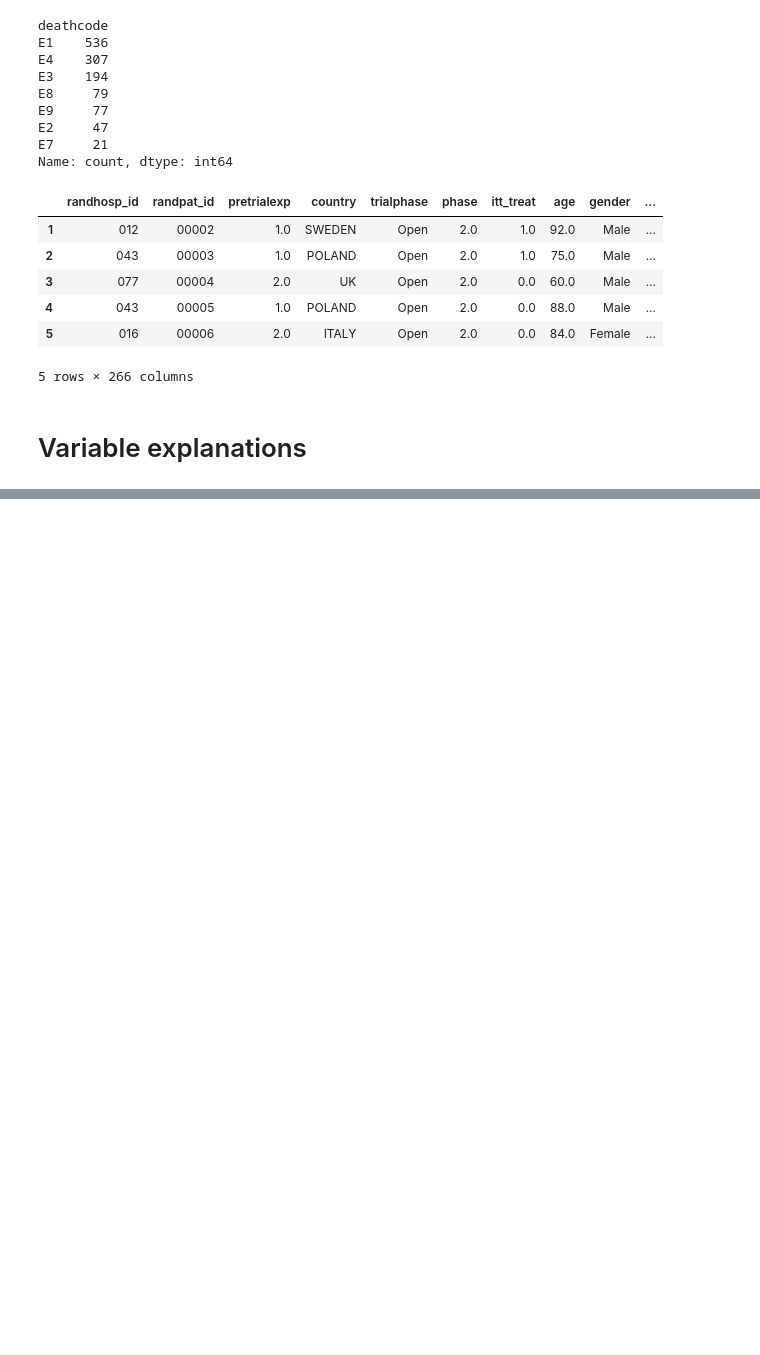
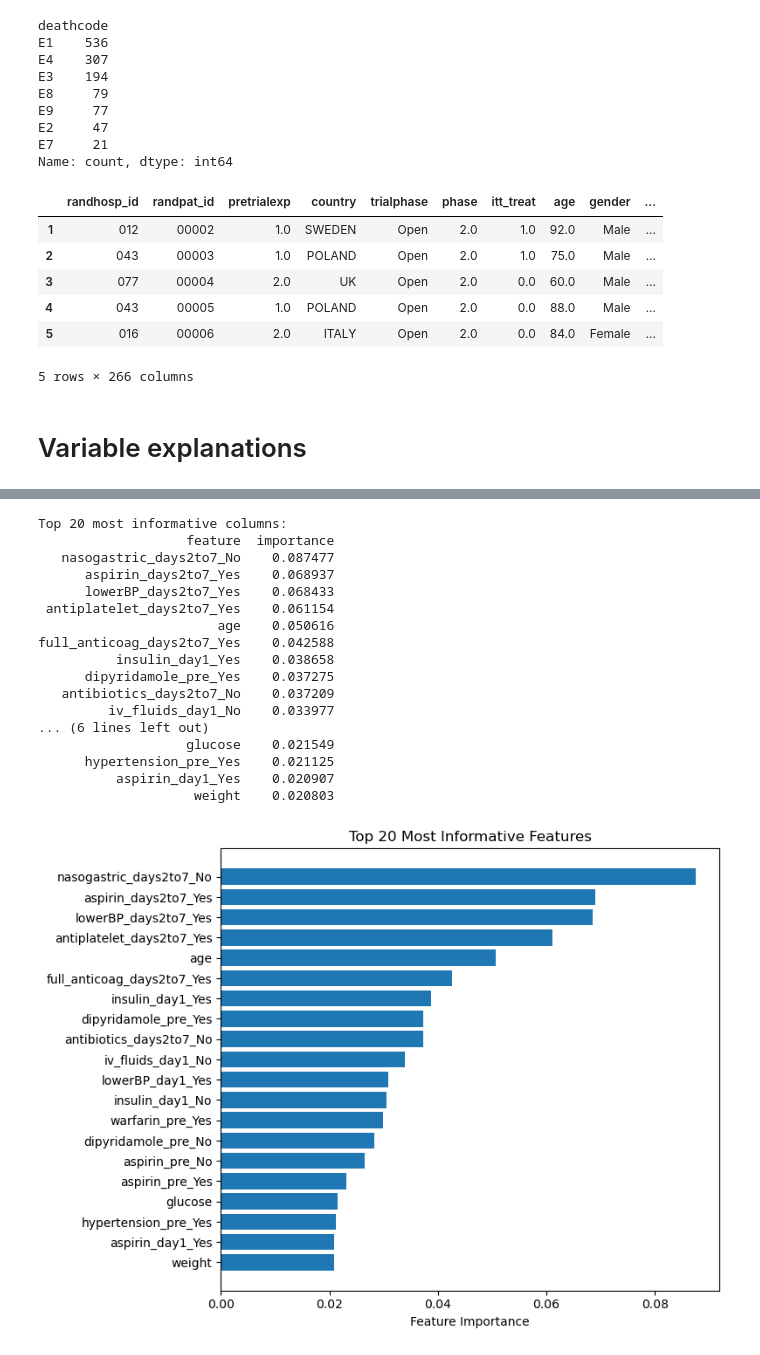
Before and after one commit to maja-jablonska/stroke-bandits, a Jupyter notebook: xgboost.ipynb, the cells around one changed output, grey strips where cells are left out. Saved outputs shown, nothing was run; the diff lists cells and outputs as text; code cells hidden in the pictures; blank space fills up the shorter version.

```diff
--- a/xgboost.ipynb
+++ b/xgboost.ipynb
@@ -45,6 +45,11 @@ for col in SEVEN_DAY_FORM:
     elif SEVEN_DAY_FORM_FORMATS[col] == 'GCSVERBAL':
         df[col] = encode_GCSVERBAL(df, col)
 
+for col in SEVEN_DAY_FORM:
+    if df[col].isna().any():
+        df[col] = df[col].fillna(0)
+
+
 df['gender'] = encode_gender(df, 'gender')
 
 df.head()
@@ -63,4 +68,11 @@ SELECTED_COLS = [
     'age', 'itt_treat', 'gender', 'deathcode', 'weight', 'glucose'
 ] + SEVEN_DAY_FORM
 
+SELECTED_COLS.remove('gcs_eye_7')
+SELECTED_COLS.remove('gcs_verbal_7')
+SELECTED_COLS.remove('gcs_motor_7')
+SELECTED_COLS.remove('liftarms_7')
+SELECTED_COLS.remove('ablewalk_7')
+SELECTED_COLS.remove('indepinadl_7')
+
 df = df[SELECTED_COLS]
@@ -193,0 +206,47 @@ Accuracy: 0.85
+# %%
+# Find the most informative columns using feature importances from the trained XGBoost model
+
+import pandas as pd
+import numpy as np
+
+# Get feature importances from the last trained model
+importances = clf.feature_importances_
+feature_names = list(df.columns)
+feature_names.remove('deathcode')
+
+# Create a DataFrame for easy viewing
+feat_imp_df = pd.DataFrame({
+    'feature': feature_names,
+    'importance': importances
+}).sort_values(by='importance', ascending=False)
+
+# Display the top 20 most informative columns
+print("Top 20 most informative columns:")
+print(feat_imp_df.head(20).to_string(index=False))
+
+# Optionally, plot the top 20
+plt.figure(figsize=(8, 6))
+plt.barh(feat_imp_df.head(20)['feature'][::-1], feat_imp_df.head(20)['importance'][::-1])
+plt.xlabel("Feature Importance")
+plt.title("Top 20 Most Informative Features")
+plt.tight_layout()
+plt.show()
+# %% [output]
+Top 20 most informative columns:
+                   feature  importance
+   nasogastric_days2to7_No    0.087477
+      aspirin_days2to7_Yes    0.068937
+      lowerBP_days2to7_Yes    0.068433
+ antiplatelet_days2to7_Yes    0.061154
+                       age    0.050616
+full_anticoag_days2to7_Yes    0.042588
+          insulin_day1_Yes    0.038658
+      dipyridamole_pre_Yes    0.037275
+   antibiotics_days2to7_No    0.037209
+         iv_fluids_day1_No    0.033977
+... (6 lines left out)
+                   glucose    0.021549
+      hypertension_pre_Yes    0.021125
+          aspirin_day1_Yes    0.020907
+                    weight    0.020803
+[figure, added]
```
Also changed, not shown: parts of 6 cells of this notebook, 2 other files.
